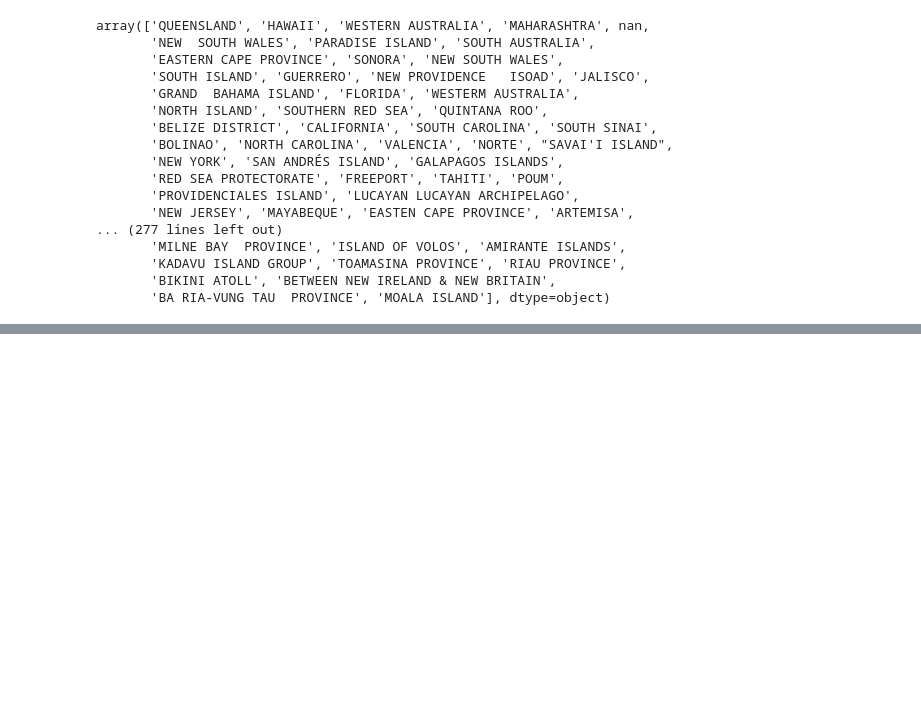
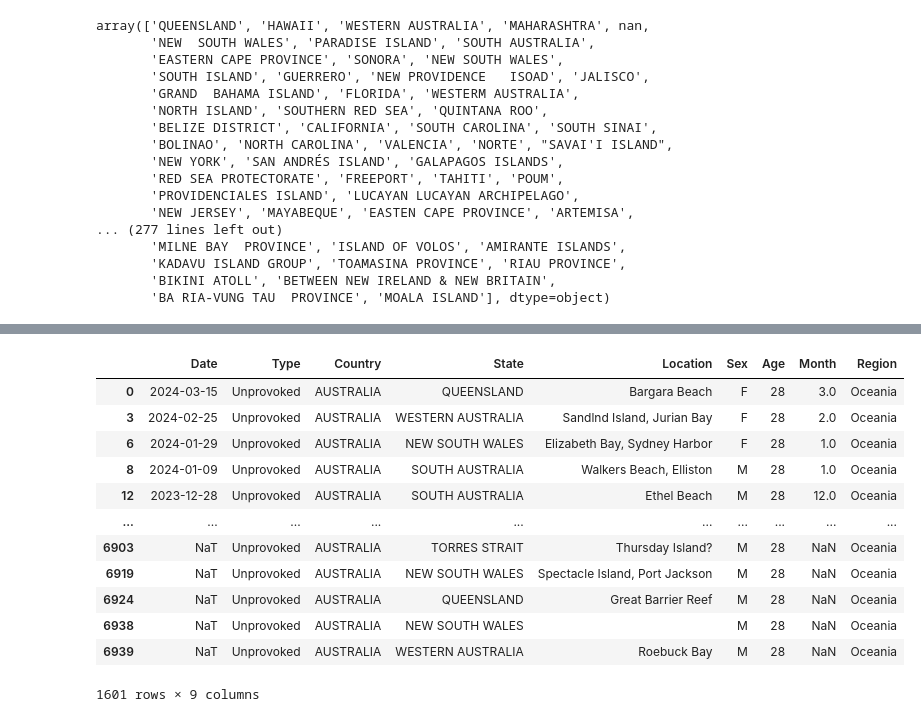
Before and after one commit to nessajimenez/Shark_Attacks, a Jupyter notebook: shark_attack_analysis.ipynb, the cells around one changed output, grey strips where cells are left out. Saved outputs shown, nothing was run; the diff lists cells and outputs as text; code cells hidden in the pictures; blank space fills up the shorter version.

```diff
--- a/shark_attack_analysis.ipynb
+++ b/shark_attack_analysis.ipynb
@@ -391,0 +675,17 @@ SyntaxError: invalid syntax (1556395349.py, line 3)
+# %%
+filter_oceania = shark_attack[shark_attack['Region'] == 'Oceania']
+filter_oceania
+# %% [output]
+|  | Date | Type | Country | State | Location | Sex | Age | Month | Region |
+| 0 | 2024-03-15 | Unprovoked | AUSTRALIA | QUEENSLAND | Bargara Beach | F | 28 | 3.0 | Oceania |
+| 3 | 2024-02-25 | Unprovoked | AUSTRALIA | WESTERN AUSTRALIA | Sandlnd Island, Jurian Bay | F | 28 | 2.0 | Oceania |
+| 6 | 2024-01-29 | Unprovoked | AUSTRALIA | NEW SOUTH WALES | Elizabeth Bay, Sydney Harbor | F | 28 | 1.0 | Oceania |
+| 8 | 2024-01-09 | Unprovoked | AUSTRALIA | SOUTH AUSTRALIA | Walkers Beach, Elliston | M | 28 | 1.0 | Oceania |
+| 12 | 2023-12-28 | Unprovoked | AUSTRALIA | SOUTH AUSTRALIA | Ethel Beach | M | 28 | 12.0 | Oceania |
+| ... | ... | ... | ... | ... | ... | ... | ... | ... | ... |
+| 6903 | NaT | Unprovoked | AUSTRALIA | TORRES STRAIT | Thursday Island? | M | 28 | NaN | Oceania |
+| 6919 | NaT | Unprovoked | AUSTRALIA | NEW SOUTH WALES | Spectacle Island, Port Jackson | M | 28 | NaN | Oceania |
+| 6924 | NaT | Unprovoked | AUSTRALIA | QUEENSLAND | Great Barrier Reef | M | 28 | NaN | Oceania |
+| 6938 | NaT | Unprovoked | AUSTRALIA | NEW SOUTH WALES |  | M | 28 | NaN | Oceania |
+| 6939 | NaT | Unprovoked | AUSTRALIA | WESTERN AUSTRALIA | Roebuck Bay | M | 28 | NaN | Oceania |
+1601 rows × 9 columns
```
Also changed, not shown: parts of 34 cells of this notebook.
